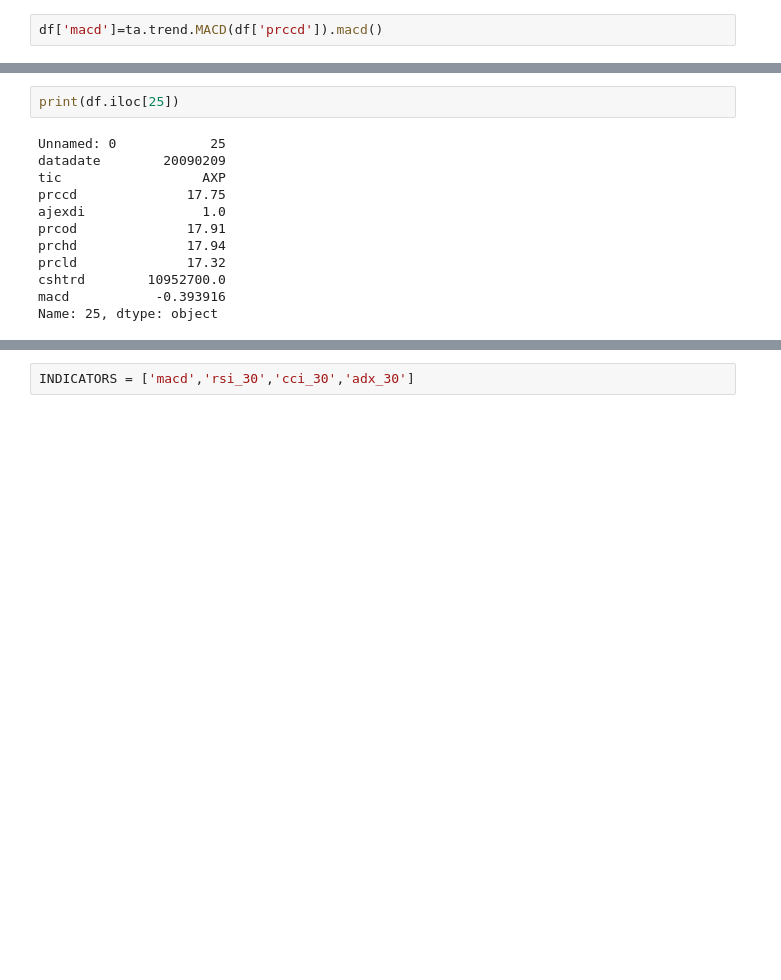
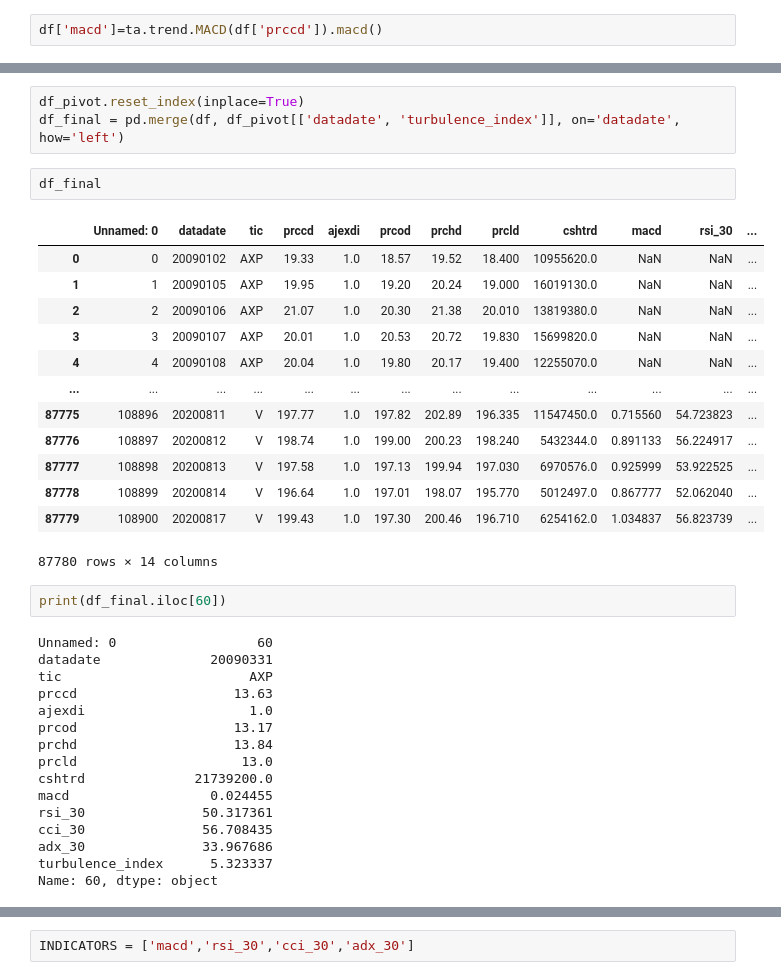
Before and after one commit to divyanshgy/DRL_Trading, a Jupyter notebook: DRL-Ensemble-Trading/DRL_ensemble.ipynb, the cells around one changed output, grey strips where cells are left out. Saved outputs shown, nothing was run; the diff lists cells and outputs as text; blank space fills up the shorter version.

```diff
--- a/DRL-Ensemble-Trading/DRL_ensemble.ipynb
+++ b/DRL-Ensemble-Trading/DRL_ensemble.ipynb
@@ -137,17 +199,40 @@ df['macd']=ta.trend.MACD(df['prccd']).macd()
+# %%
+df_pivot.reset_index(inplace=True)
+df_final = pd.merge(df, df_pivot[['datadate', 'turbulence_index']], on='datadate', how='left')
+# %%
+df_final
+# %% [output]
+|  | Unnamed: 0 | datadate | tic | prccd | ajexdi | prcod | prchd | prcld | cshtrd | macd | rsi_30 | ... |
+| 0 | 0 | 20090102 | AXP | 19.33 | 1.0 | 18.57 | 19.52 | 18.400 | 10955620.0 | NaN | NaN | ... |
+| 1 | 1 | 20090105 | AXP | 19.95 | 1.0 | 19.20 | 20.24 | 19.000 | 16019130.0 | NaN | NaN | ... |
+| 2 | 2 | 20090106 | AXP | 21.07 | 1.0 | 20.30 | 21.38 | 20.010 | 13819380.0 | NaN | NaN | ... |
+| 3 | 3 | 20090107 | AXP | 20.01 | 1.0 | 20.53 | 20.72 | 19.830 | 15699820.0 | NaN | NaN | ... |
+| 4 | 4 | 20090108 | AXP | 20.04 | 1.0 | 19.80 | 20.17 | 19.400 | 12255070.0 | NaN | NaN | ... |
+| ... | ... | ... | ... | ... | ... | ... | ... | ... | ... | ... | ... | ... |
+| 87775 | 108896 | 20200811 | V | 197.77 | 1.0 | 197.82 | 202.89 | 196.335 | 11547450.0 | 0.715560 | 54.723823 | ... |
+| 87776 | 108897 | 20200812 | V | 198.74 | 1.0 | 199.00 | 200.23 | 198.240 | 5432344.0 | 0.891133 | 56.224917 | ... |
+| 87777 | 108898 | 20200813 | V | 197.58 | 1.0 | 197.13 | 199.94 | 197.030 | 6970576.0 | 0.925999 | 53.922525 | ... |
+| 87778 | 108899 | 20200814 | V | 196.64 | 1.0 | 197.01 | 198.07 | 195.770 | 5012497.0 | 0.867777 | 52.062040 | ... |
+| 87779 | 108900 | 20200817 | V | 199.43 | 1.0 | 197.30 | 200.46 | 196.710 | 6254162.0 | 1.034837 | 56.823739 | ... |
+87780 rows × 14 columns
 # %%
-print(df.iloc[25])
+print(df_final.iloc[60])
 # %% [output]
-Unnamed: 0            25
-datadate        20090209
-tic                  AXP
-prccd              17.75
-ajexdi               1.0
-prcod              17.91
-prchd              17.94
-prcld              17.32
-cshtrd        10952700.0
-macd           -0.393916
-Name: 25, dtype: object
+Unnamed: 0                  60
+datadate              20090331
+tic                        AXP
+prccd                    13.63
+ajexdi                     1.0
+prcod                    13.17
+prchd                    13.84
+prcld                     13.0
+cshtrd              21739200.0
+macd                  0.024455
+rsi_30               50.317361
+cci_30               56.708435
+adx_30               33.967686
+turbulence_index      5.323337
+Name: 60, dtype: object
 # %%
 import gym
 !pip install stable_baselines3
```
Also changed, not shown: parts of 9 cells of this notebook, 2 other files.
